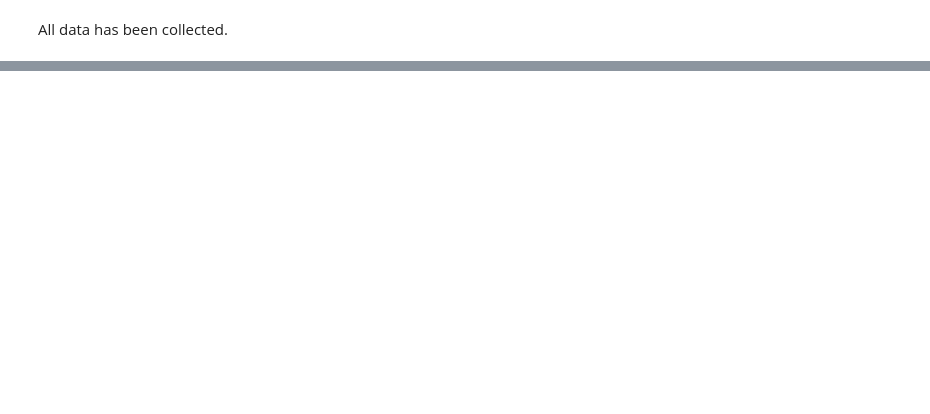
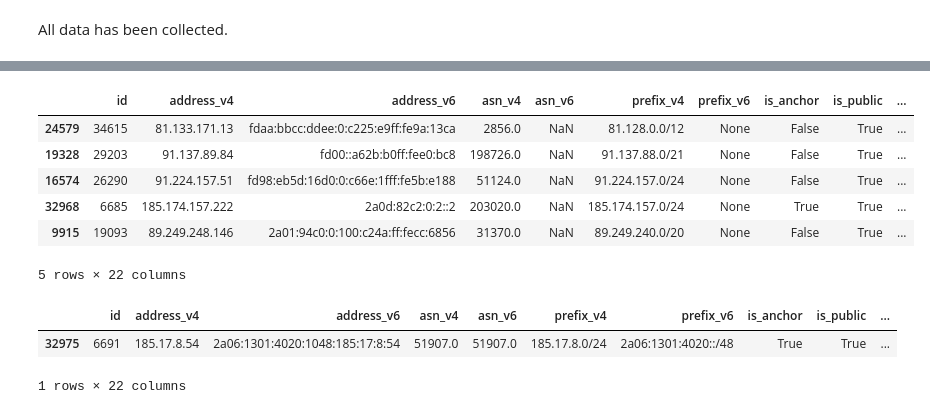
Before and after one commit to ties/workbook-atlas-probes-invalids, a Jupyter notebook: rpki_riswhois.ipynb, the cells around one changed output, grey strips where cells are left out. Drawn from its saved outputs; the diff is of its cells as text; code cells hidden in the pictures; blank space fills up the shorter version.

Commit message:
Evaluate v4/v6 ROV for atlas probes

```diff
--- a/rpki_riswhois.ipynb
+++ b/rpki_riswhois.ipynb
@@ -256,0 +317,4 @@ dtype: object
+# %%
+# And build patricia trie
+ris_v4_lookup = RisWhoisLookup(ris_v4)
+ris_v6_lookup = RisWhoisLookup(ris_v6)
@@ -256,0 +353,26 @@ dtype: object
+# %%
+def is_in_valid_v4(prefix: str):
+    if not prefix:
+        return None
+    was_unknown = False
+
+    for route in ris_v4_lookup[prefix]:
+        if route.roa_validity == 'valid':
+            return "valid"
+        if route.roa_validity == 'unknown':
+            was_unknown = True
+
+    return "unknown" if was_unknown else "invalid"
+
+def is_in_valid_v6(prefix: str):
+    if not prefix:
+        return None
+    was_unknown = False
+
+    for route in ris_v6_lookup[prefix]:
+        if route.roa_validity == 'valid':
+            return "valid"
+        if route.roa_validity == 'unknown':
+            was_unknown = True
+
+    return "unknown" if was_unknown else "invalid"
@@ -256,0 +390,3 @@ dtype: object
+# %%
+atlas_probes['address_v4_rov'] = atlas_probes.address_v4.map(is_in_valid_v4)
+atlas_probes['address_v6_rov'] = atlas_probes.address_v6.map(is_in_valid_v6)
@@ -256,0 +409,18 @@ dtype: object
+# %%
+active_probes_v4_or_v6_invalid = atlas_probes[((atlas_probes.address_v4_rov == 'invalid') | (atlas_probes.address_v6_rov == 'invalid')) & (atlas_probes.status_name != 'Abandoned')]
+# %%
+active_probes_v4_or_v6_invalid.sample(5)
+# %% [output]
+|  | id | address_v4 | address_v6 | asn_v4 | asn_v6 | prefix_v4 | prefix_v6 | is_anchor | is_public | ... |
+| 24579 | 34615 | 81.133.171.13 | fdaa:bbcc:ddee:0:c225:e9ff:fe9a:13ca | 2856.0 | NaN | 81.128.0.0/12 | None | False | True | ... |
+| 19328 | 29203 | 91.137.89.84 | fd00::a62b:b0ff:fee0:bc8 | 198726.0 | NaN | 91.137.88.0/21 | None | False | True | ... |
+| 16574 | 26290 | 91.224.157.51 | fd98:eb5d:16d0:0:c66e:1fff:fe5b:e188 | 51124.0 | NaN | 91.224.157.0/24 | None | False | True | ... |
+| 32968 | 6685 | 185.174.157.222 | 2a0d:82c2:0:2::2 | 203020.0 | NaN | 185.174.157.0/24 | None | True | True | ... |
+| 9915 | 19093 | 89.249.248.146 | 2a01:94c0:0:100:c24a:ff:fecc:6856 | 31370.0 | NaN | 89.249.240.0/20 | None | False | True | ... |
+5 rows × 22 columns
+# %%
+atlas_probes[((atlas_probes.address_v4_rov == 'invalid')) & (atlas_probes.status_name != 'Abandoned')]
+# %% [output]
+|  | id | address_v4 | address_v6 | asn_v4 | asn_v6 | prefix_v4 | prefix_v6 | is_anchor | is_public | ... |
+| 32975 | 6691 | 185.17.8.54 | 2a06:1301:4020:1048:185:17:8:54 | 51907.0 | 51907.0 | 185.17.8.0/24 | 2a06:1301:4020::/48 | True | True | ... |
+1 rows × 22 columns
```
Also changed, not shown: parts of 20 cells of this notebook, 1 other file.
